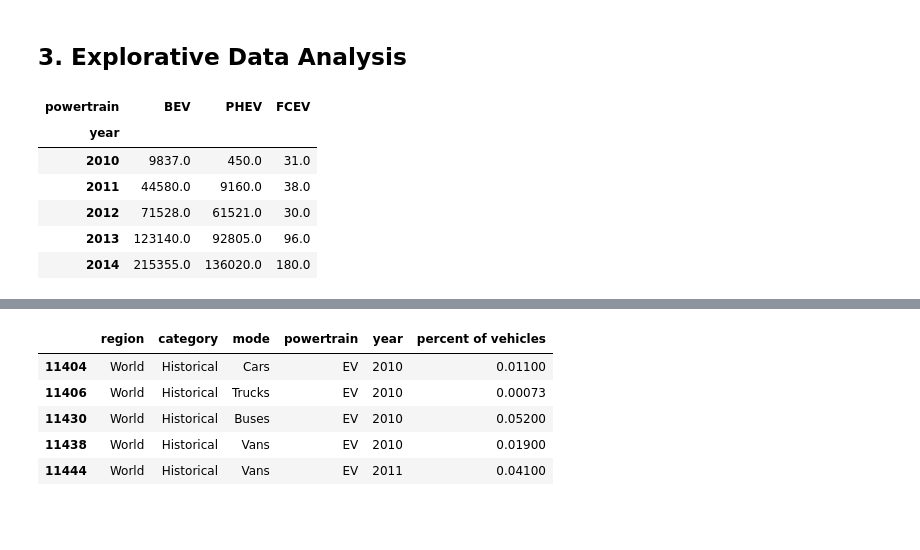
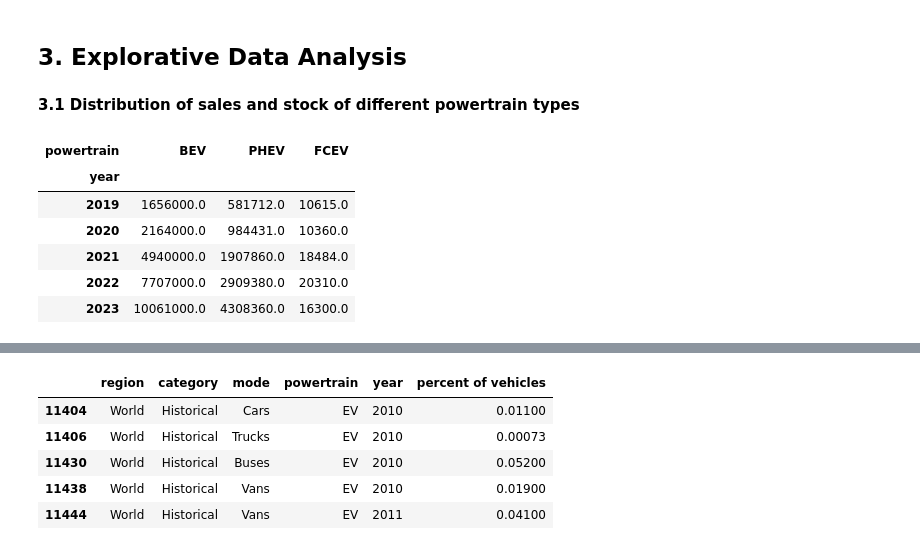
Before and after one commit to jenst0710/Electromobility-Data-Analysis, a Jupyter notebook: Capstone.ipynb, the cells around one changed output, grey strips where cells are left out. Drawn from its saved outputs; the diff is of its cells as text; code cells hidden in the pictures; blank space fills up the shorter version.

```diff
--- a/Capstone.ipynb
+++ b/Capstone.ipynb
@@ -128,19 +139,21 @@ EV_sales.head()
 # Laden in SQL Datenbank und erneutes Aufrufen hier
 # %% [markdown]
 ## 3. Explorative Data Analysis
+# %% [markdown]
+**3.1 Distribution of sales and stock of different powertrain types**
 # %%
 # Focus on global and historical EV Sales
 EV_sales_h_gl=EV_sales[(EV_sales['category']=='Historical')  & (EV_sales['region']=='World')]
 # %%
 # Create Pivot table for differentiation of powertrains
 EV_sales_h_gl_powertrain_pivot = EV_sales_h_gl.pivot_table(index=['region', 'category', 'mode', 'year'], columns='powertrain', values='number of vehicles').reset_index()
 EV_sales_h_gl_powertrain_pivot =EV_sales_h_gl_powertrain_pivot.groupby('year')[['BEV', 'PHEV','FCEV']].sum()
-EV_sales_h_gl_powertrain_pivot.head()
+EV_sales_h_gl_powertrain_pivot.tail()
 # %% [output]
 | powertrain | BEV | PHEV | FCEV |
 | year |  |  |  |
-| 2010 | 9837.0 | 450.0 | 31.0 |
-| 2011 | 44580.0 | 9160.0 | 38.0 |
-| 2012 | 71528.0 | 61521.0 | 30.0 |
-| 2013 | 123140.0 | 92805.0 | 96.0 |
-| 2014 | 215355.0 | 136020.0 | 180.0 |
+| 2019 | 1656000.0 | 581712.0 | 10615.0 |
+| 2020 | 2164000.0 | 984431.0 | 10360.0 |
+| 2021 | 4940000.0 | 1907860.0 | 18484.0 |
+| 2022 | 7707000.0 | 2909380.0 | 20310.0 |
+| 2023 | 10061000.0 | 4308360.0 | 16300.0 |
```
Also changed, not shown: parts of 45 cells of this notebook.
